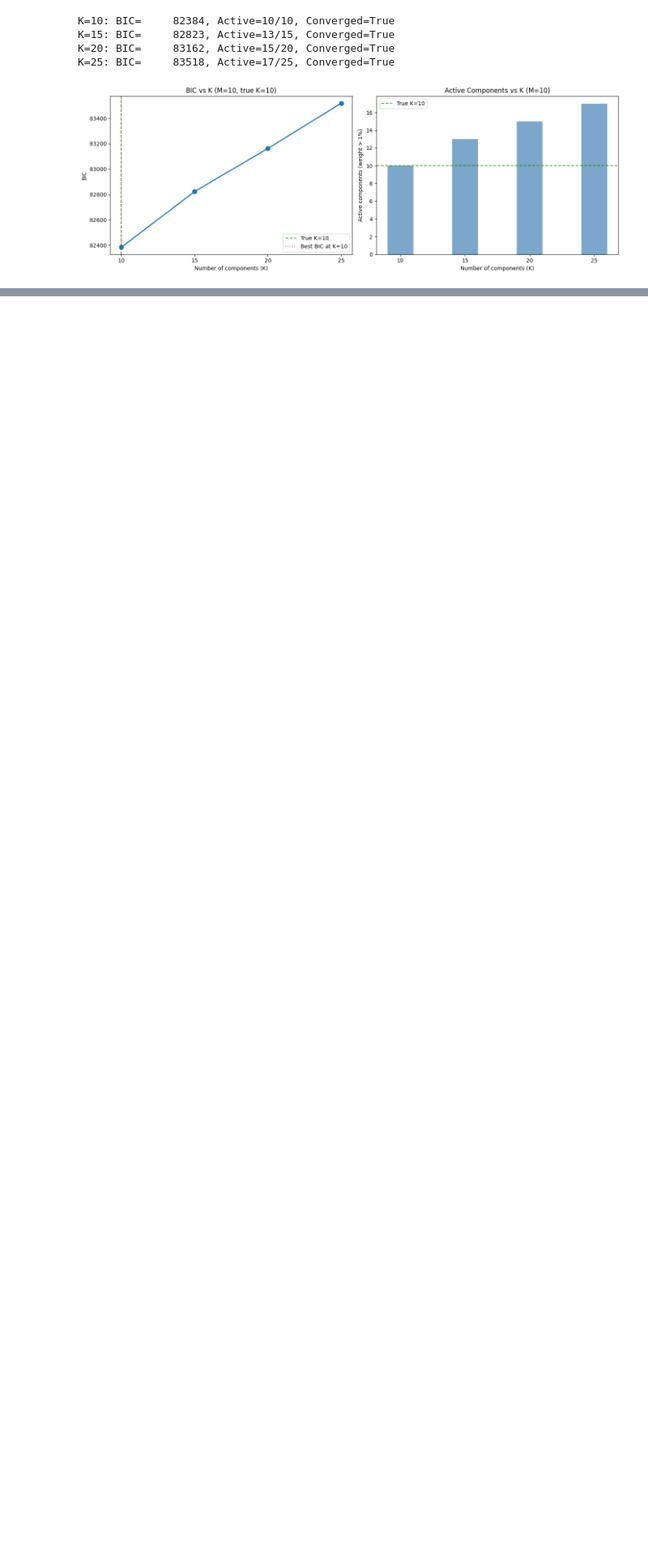
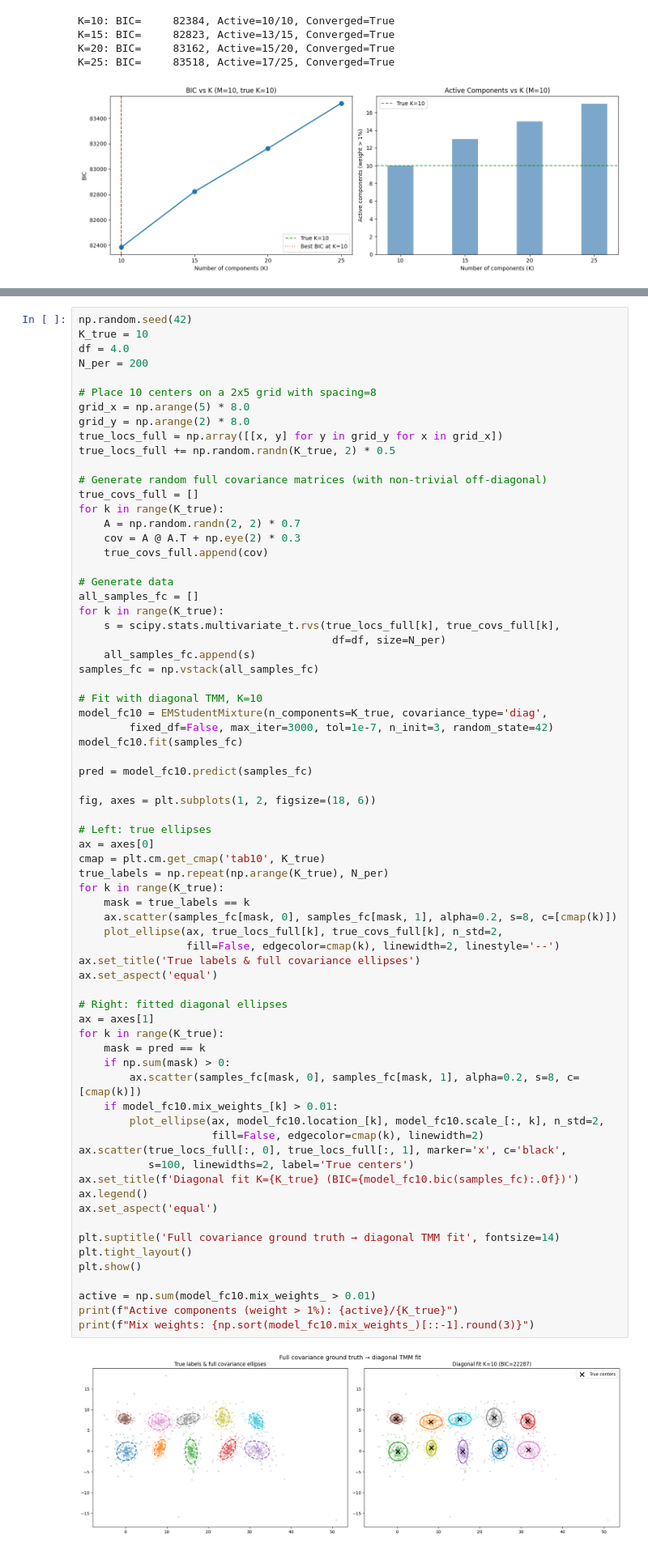
Before and after one commit to pollytur/mix_T, a Jupyter notebook: notebooks/diagonal_covariance_demo.ipynb, the cells around one changed output, grey strips where cells are left out. Shown at 81% size. Saved outputs shown, nothing was run; the diff lists cells and outputs as text; blank space fills up the shorter version.

Commit message:
visualization of the diagonal fits - add full cov gt

```diff
--- a/notebooks/diagonal_covariance_demo.ipynb
+++ b/notebooks/diagonal_covariance_demo.ipynb
@@ -536,0 +542,72 @@ K=25: BIC=     83518, Active=17/25, Converged=True
+# %%
+np.random.seed(42)
+K_true = 10
+df = 4.0
+N_per = 200
+
+# Place 10 centers on a 2x5 grid with spacing=8
+grid_x = np.arange(5) * 8.0
+grid_y = np.arange(2) * 8.0
+true_locs_full = np.array([[x, y] for y in grid_y for x in grid_x])
+true_locs_full += np.random.randn(K_true, 2) * 0.5
+
+# Generate random full covariance matrices (with non-trivial off-diagonal)
+true_covs_full = []
+for k in range(K_true):
+    A = np.random.randn(2, 2) * 0.7
+    cov = A @ A.T + np.eye(2) * 0.3
+    true_covs_full.append(cov)
+
+# Generate data
+all_samples_fc = []
+for k in range(K_true):
+    s = scipy.stats.multivariate_t.rvs(true_locs_full[k], true_covs_full[k],
+                                        df=df, size=N_per)
+    all_samples_fc.append(s)
+samples_fc = np.vstack(all_samples_fc)
+
+# Fit with diagonal TMM, K=10
+model_fc10 = EMStudentMixture(n_components=K_true, covariance_type='diag',
+        fixed_df=False, max_iter=3000, tol=1e-7, n_init=3, random_state=42)
+model_fc10.fit(samples_fc)
+
+pred = model_fc10.predict(samples_fc)
+
+fig, axes = plt.subplots(1, 2, figsize=(18, 6))
+
+# Left: true ellipses
+ax = axes[0]
+cmap = plt.cm.get_cmap('tab10', K_true)
+true_labels = np.repeat(np.arange(K_true), N_per)
+for k in range(K_true):
+    mask = true_labels == k
+    ax.scatter(samples_fc[mask, 0], samples_fc[mask, 1], alpha=0.2, s=8, c=[cmap(k)])
+    plot_ellipse(ax, true_locs_full[k], true_covs_full[k], n_std=2,
+                 fill=False, edgecolor=cmap(k), linewidth=2, linestyle='--')
+ax.set_title('True labels & full covariance ellipses')
+ax.set_aspect('equal')
+
+# Right: fitted diagonal ellipses
+ax = axes[1]
+for k in range(K_true):
+    mask = pred == k
+    if np.sum(mask) > 0:
+        ax.scatter(samples_fc[mask, 0], samples_fc[mask, 1], alpha=0.2, s=8, c=[cmap(k)])
+    if model_fc10.mix_weights_[k] > 0.01:
+        plot_ellipse(ax, model_fc10.location_[k], model_fc10.scale_[:, k], n_std=2,
+                     fill=False, edgecolor=cmap(k), linewidth=2)
+ax.scatter(true_locs_full[:, 0], true_locs_full[:, 1], marker='x', c='black',
+           s=100, linewidths=2, label='True centers')
+ax.set_title(f'Diagonal fit K={K_true} (BIC={model_fc10.bic(samples_fc):.0f})')
+ax.legend()
+ax.set_aspect('equal')
+
+plt.suptitle('Full covariance ground truth → diagonal TMM fit', fontsize=14)
+plt.tight_layout()
+plt.show()
+
+active = np.sum(model_fc10.mix_weights_ > 0.01)
+print(f"Active components (weight > 1%): {active}/{K_true}")
+print(f"Mix weights: {np.sort(model_fc10.mix_weights_)[::-1].round(3)}")
+# %% [output]
+[figure, added]
```
Also changed, not shown: parts of 8 cells of this notebook.
